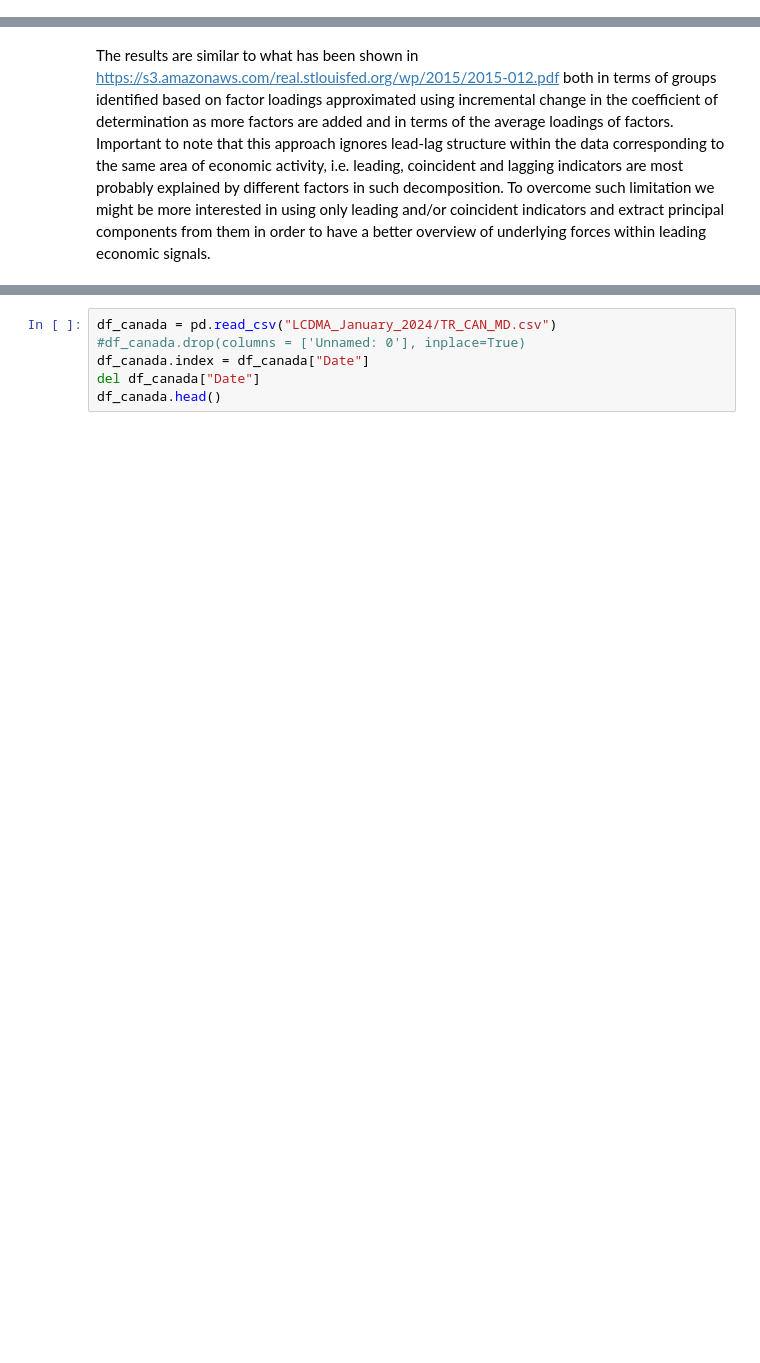
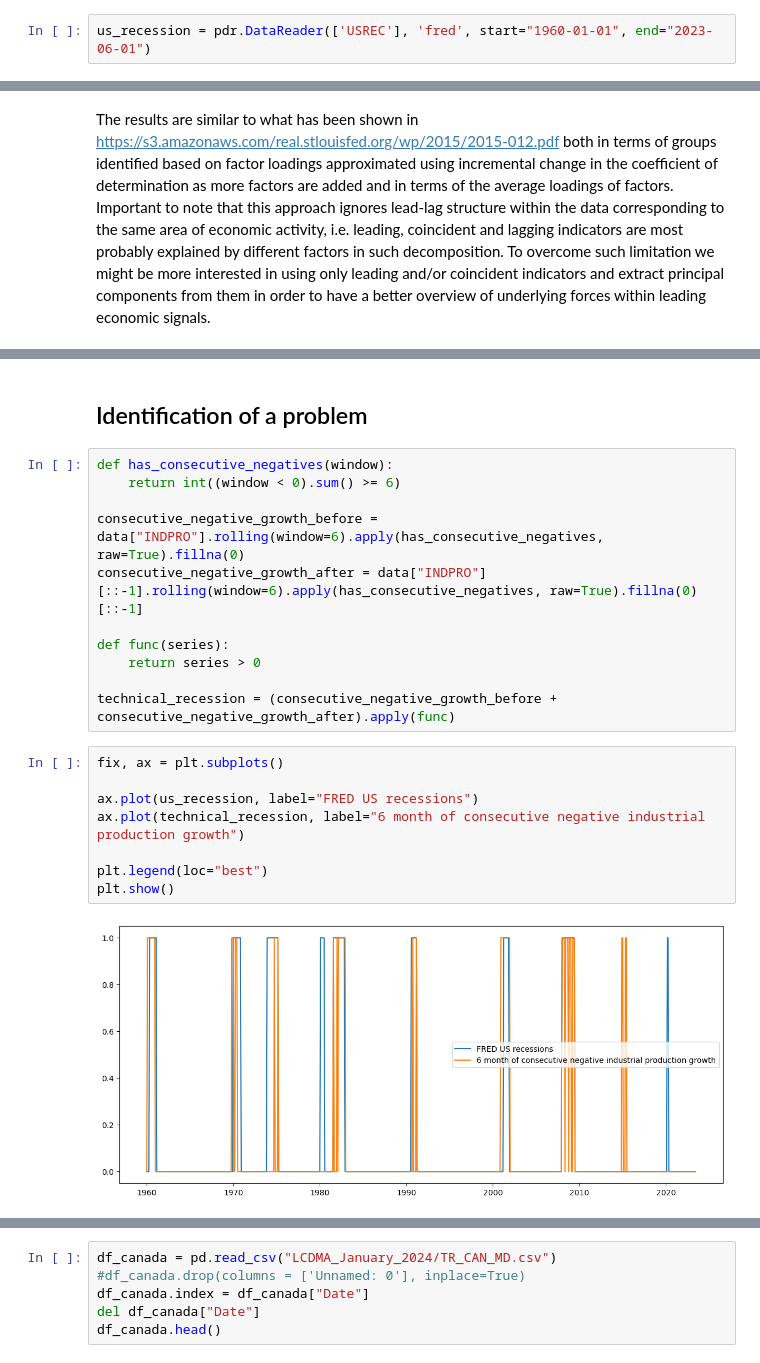
Before and after one commit to vitaliiveremiienko/GRA4160_project, a Jupyter notebook: main.ipynb, the cells around one changed output, grey strips where cells are left out. Cells and saved outputs as stored; diff of their text form; blank space fills up the shorter version.

```diff
--- a/main.ipynb
+++ b/main.ipynb
@@ -66,6 +84,8 @@ df.head()
 | 3 | 3/1/1959 | 2610.396 | 2452.7 | 15.491 | 277775.2539 | 18523.05762 | 22.7193 | 23.8483 | 22.5719 | 31.9337 | ... |
 | 4 | 4/1/1959 | 2627.446 | 2470.0 | 15.435 | 283362.7075 | 18534.46600 | 23.2032 | 24.1927 | 22.9026 | 32.4374 | ... |
 5 rows × 128 columns
+# %%
+us_recession = pdr.DataReader(['USREC'], 'fred', start="1960-01-01", end="2023-06-01")
 # %% [markdown]
 ## Transformations
 # %%
@@ -562,0 +569,23 @@ y_train, X_train, y_test, X_test = prepare_before_train_test(data, target=target
+# %% [markdown]
+## Identification of a problem
+# %%
+def has_consecutive_negatives(window):
+    return int((window < 0).sum() >= 6)
+
+consecutive_negative_growth_before = data["INDPRO"].rolling(window=6).apply(has_consecutive_negatives, raw=True).fillna(0)
+consecutive_negative_growth_after = data["INDPRO"][::-1].rolling(window=6).apply(has_consecutive_negatives, raw=True).fillna(0)[::-1]
+
+def func(series):
+    return series > 0
+
+technical_recession = (consecutive_negative_growth_before + consecutive_negative_growth_after).apply(func)
+# %%
+fix, ax = plt.subplots()
+
+ax.plot(us_recession, label="FRED US recessions")
+ax.plot(technical_recession, label="6 month of consecutive negative industrial production growth")
+
+plt.legend(loc="best")
+plt.show()
+# %% [output]
+[figure, added]
```
Also changed, not shown: parts of 102 cells of this notebook.
